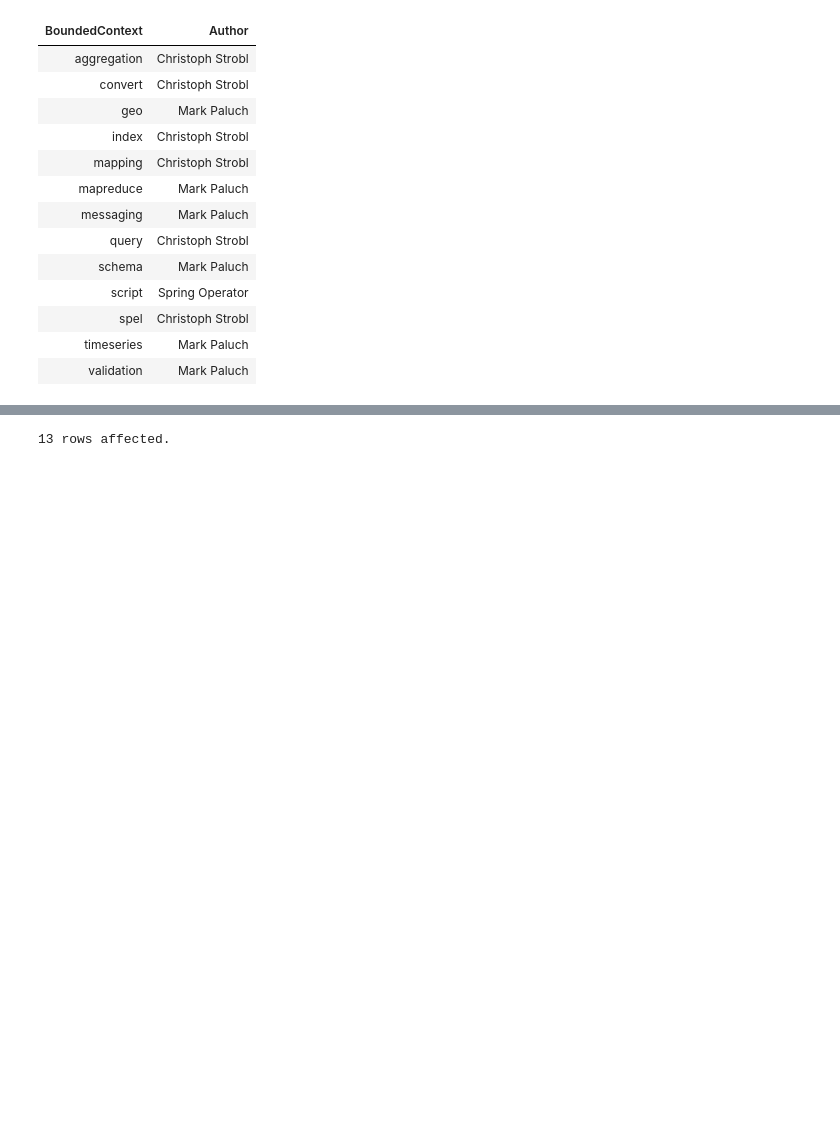
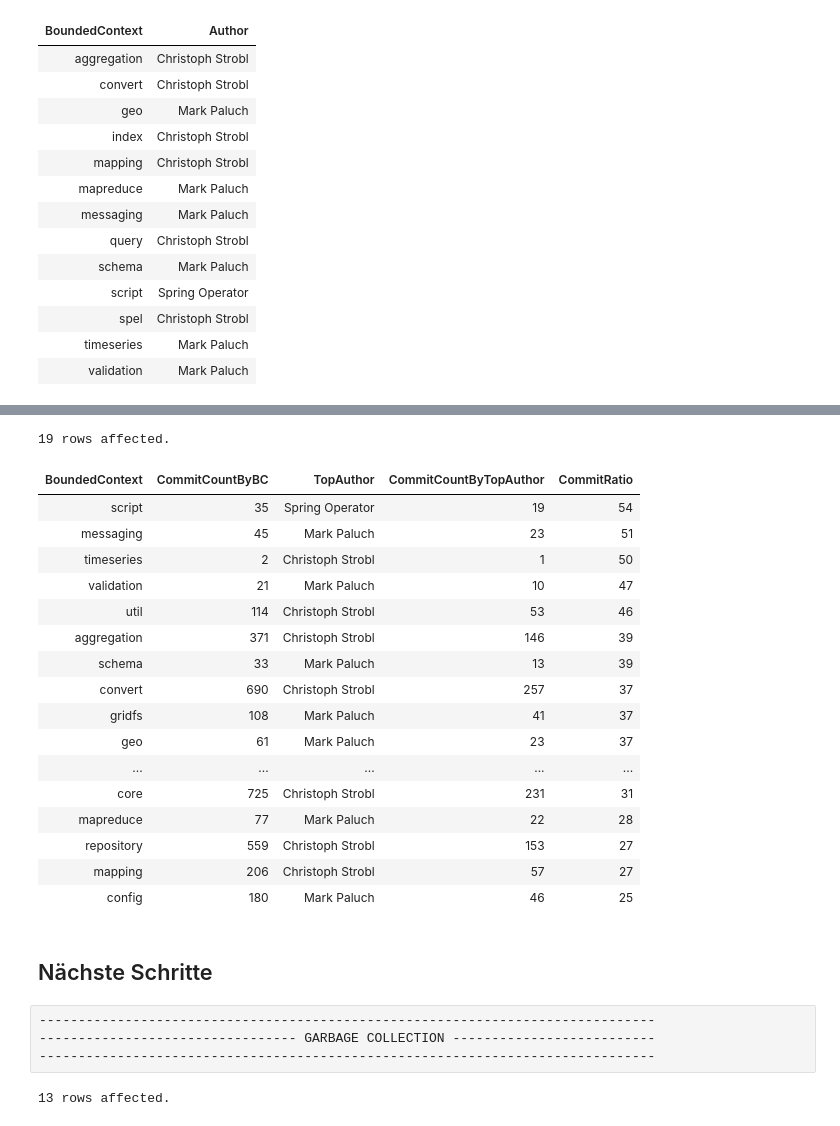
Before and after one commit to softvis-research/expert-analysis, a Jupyter notebook: 1-experten-analyse-git-historie.ipynb, the cells around one changed output, grey strips where cells are left out. Drawn from its saved outputs; the diff is of its cells as text; code cells hidden in the pictures; blank space fills up the shorter version.

```diff
--- a/1-experten-analyse-git-historie.ipynb
+++ b/1-experten-analyse-git-historie.ipynb
@@ -185,3 +287,41 @@ RETURN BoundedContext, TopAuthor, CommitCountByTopAuthor
+# %%
+%%cypher
+// BC, CommitCountByBC, TopAuthor, CommitCountByTopAuthor, CommitRatio
+MATCH    (a:Author)-[:COMMITTED]->(c:Commit)-[:CONTAINS_CHANGE]->(:Change)-[]->(f:Git:File),
+         (f)<-[:HAS_SOURCE]-(:Type:Java)<-[:CONTAINS]-(bC:BoundedContext)
+WHERE    NOT c:Merge
+WITH 	 bC.name AS BoundedContext, count(DISTINCT c) AS TotalCommitCount, a.name AS Author
+ORDER BY TotalCommitCount DESC
+WITH DISTINCT BoundedContext, sum(TotalCommitCount) AS CommitCountByBC, collect(Author)[..1] AS TopAuthorList, collect(TotalCommitCount)[..1] AS CommitCountByTopAuthorList
+UNWIND CommitCountByTopAuthorList AS CommitCountByTopAuthor
+UNWIND TopAuthorList AS TopAuthor
+RETURN BoundedContext, CommitCountByBC, TopAuthor, CommitCountByTopAuthor, (100*CommitCountByTopAuthor/CommitCountByBC) AS CommitRatio
+ORDER BY CommitRatio DESC
+# %% [output]
+19 rows affected.
+| BoundedContext | CommitCountByBC | TopAuthor | CommitCountByTopAuthor | CommitRatio |
+| script | 35 | Spring Operator | 19 | 54 |
+| messaging | 45 | Mark Paluch | 23 | 51 |
+| timeseries | 2 | Christoph Strobl | 1 | 50 |
+| validation | 21 | Mark Paluch | 10 | 47 |
+| util | 114 | Christoph Strobl | 53 | 46 |
+| aggregation | 371 | Christoph Strobl | 146 | 39 |
+| schema | 33 | Mark Paluch | 13 | 39 |
+| convert | 690 | Christoph Strobl | 257 | 37 |
+| gridfs | 108 | Mark Paluch | 41 | 37 |
+| geo | 61 | Mark Paluch | 23 | 37 |
+| ... | ... | ... | ... | ... |
+| core | 725 | Christoph Strobl | 231 | 31 |
+| mapreduce | 77 | Mark Paluch | 22 | 28 |
+| repository | 559 | Christoph Strobl | 153 | 27 |
+| mapping | 206 | Christoph Strobl | 57 | 27 |
+| config | 180 | Mark Paluch | 46 | 25 |
+# %% [markdown]
+## Nächste Schritte
+# %% [raw]
+-------------------------------------------------------------------------------
+--------------------------------- GARBAGE COLLECTION --------------------------
+-------------------------------------------------------------------------------
 # %%
 %%cypher
 // Liste von Comittern pro BoundedContext
```
Also changed, not shown: parts of 30 cells of this notebook, 1 other file.
